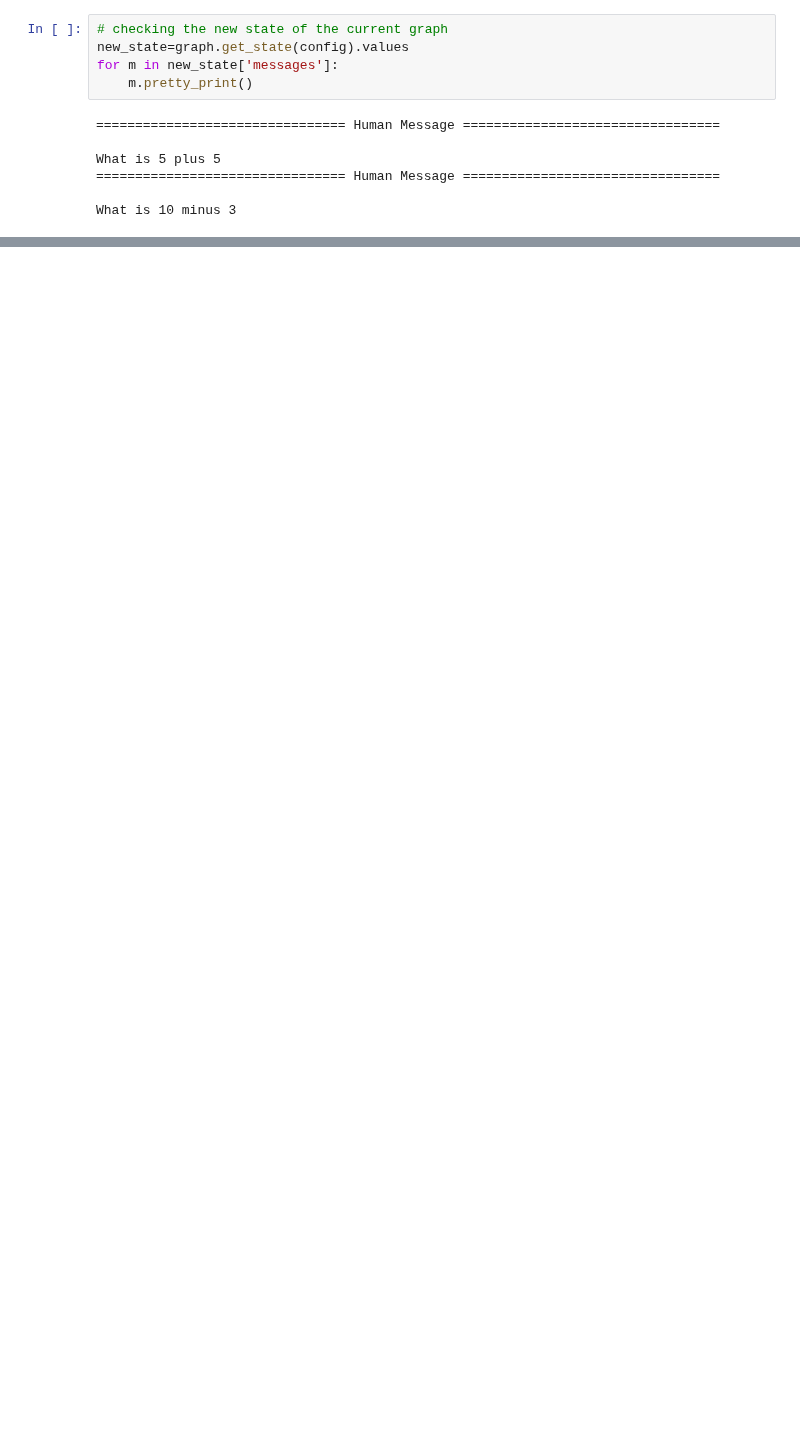
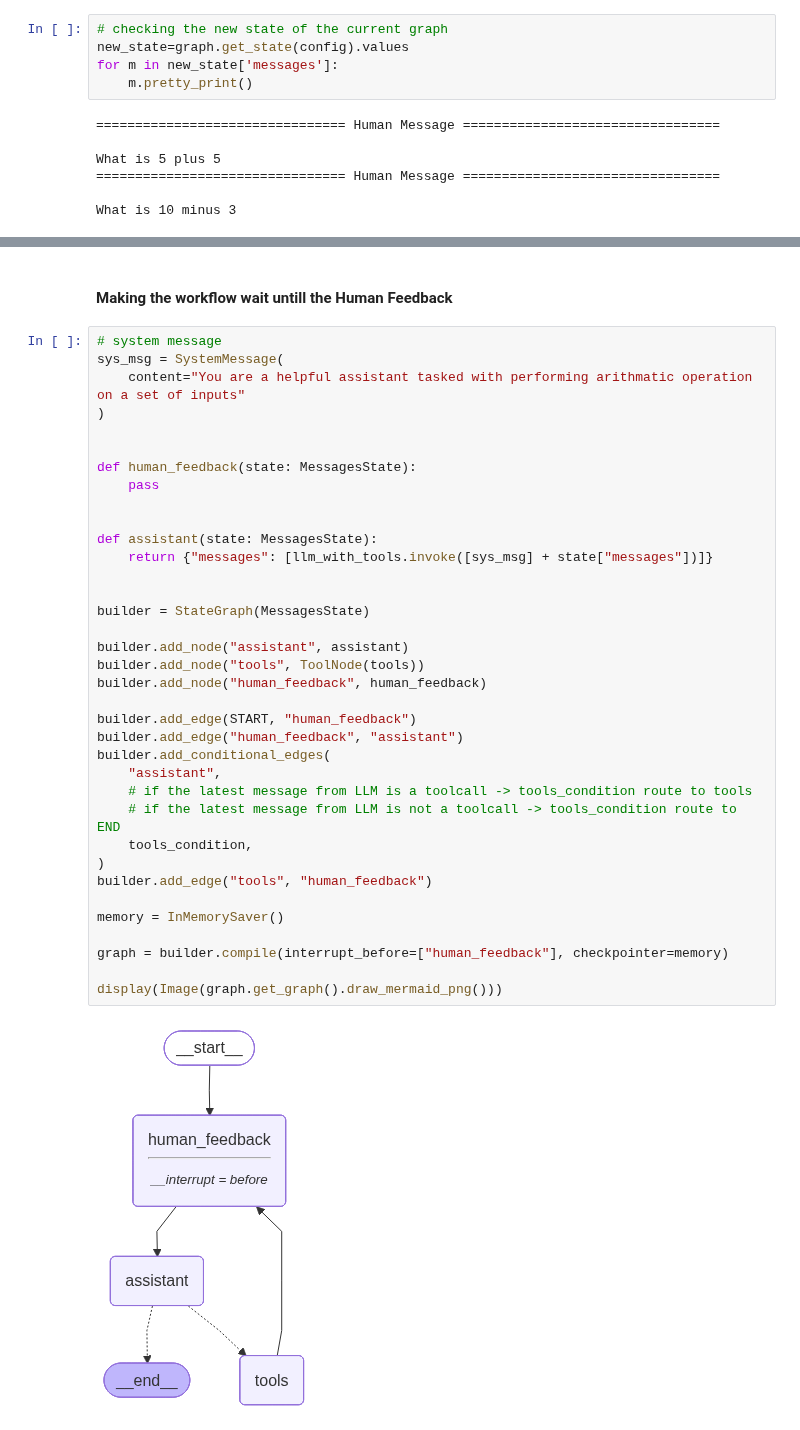
Before and after one commit to dennisjsh07/langgraph_bootcamp, a Jupyter notebook: 15-HumanInLoop.ipynb, the cells around one changed output, grey strips where cells are left out. Drawn from its saved outputs; the diff is of its cells as text; blank space fills up the shorter version.

Commit message:
configured human input

```diff
--- a/15-HumanInLoop.ipynb
+++ b/15-HumanInLoop.ipynb
@@ -234,0 +235,40 @@ The result of 10 minus 3 is $\boxed{7}$.
+# %% [markdown]
+#### Making the workflow wait untill the Human Feedback
+# %%
+# system message
+sys_msg = SystemMessage(
+    content="You are a helpful assistant tasked with performing arithmatic operation on a set of inputs"
+)
+
+
+def human_feedback(state: MessagesState):
+    pass
+
+
+def assistant(state: MessagesState):
+    return {"messages": [llm_with_tools.invoke([sys_msg] + state["messages"])]}
+
+
+builder = StateGraph(MessagesState)
+
+builder.add_node("assistant", assistant)
+builder.add_node("tools", ToolNode(tools))
+builder.add_node("human_feedback", human_feedback)
+
+builder.add_edge(START, "human_feedback")
+builder.add_edge("human_feedback", "assistant")
+builder.add_conditional_edges(
+    "assistant",
+    # if the latest message from LLM is a toolcall -> tools_condition route to tools
+    # if the latest message from LLM is not a toolcall -> tools_condition route to END
+    tools_condition,
+)
+builder.add_edge("tools", "human_feedback")
+
+memory = InMemorySaver()
+
+graph = builder.compile(interrupt_before=["human_feedback"], checkpointer=memory)
+
+display(Image(graph.get_graph().draw_mermaid_png()))
+# %% [output]
+[figure, added]
```
Also changed, not shown: parts of 14 cells of this notebook.
